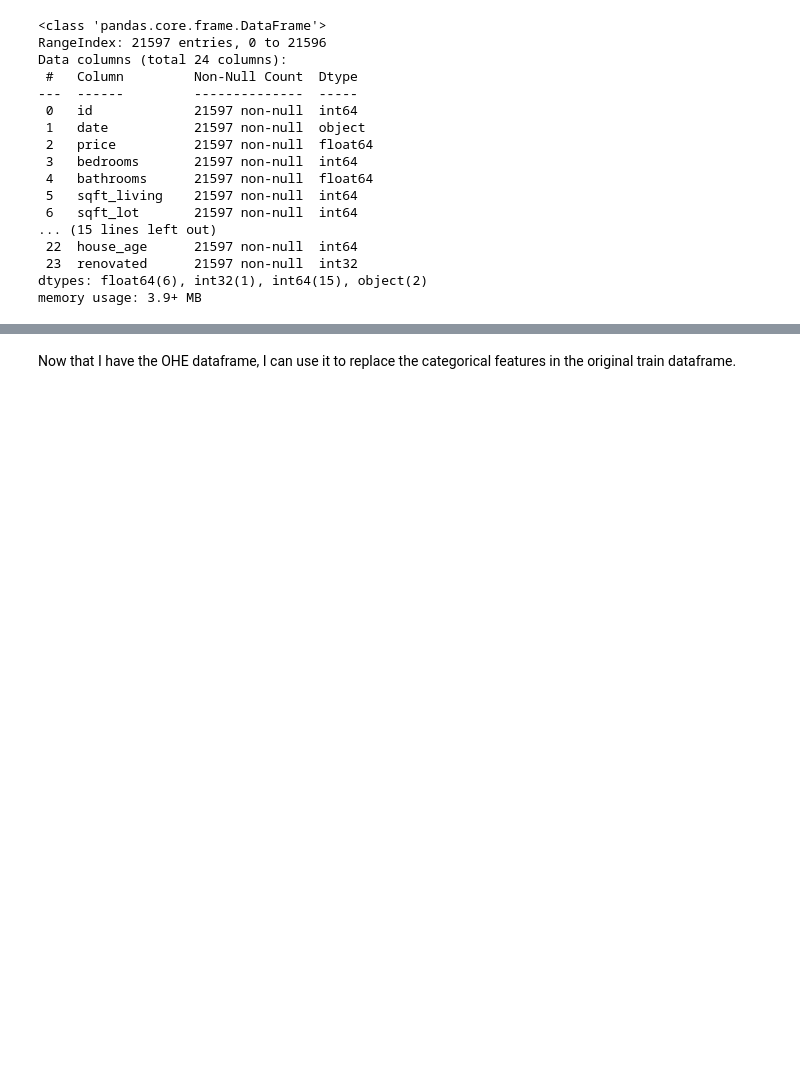
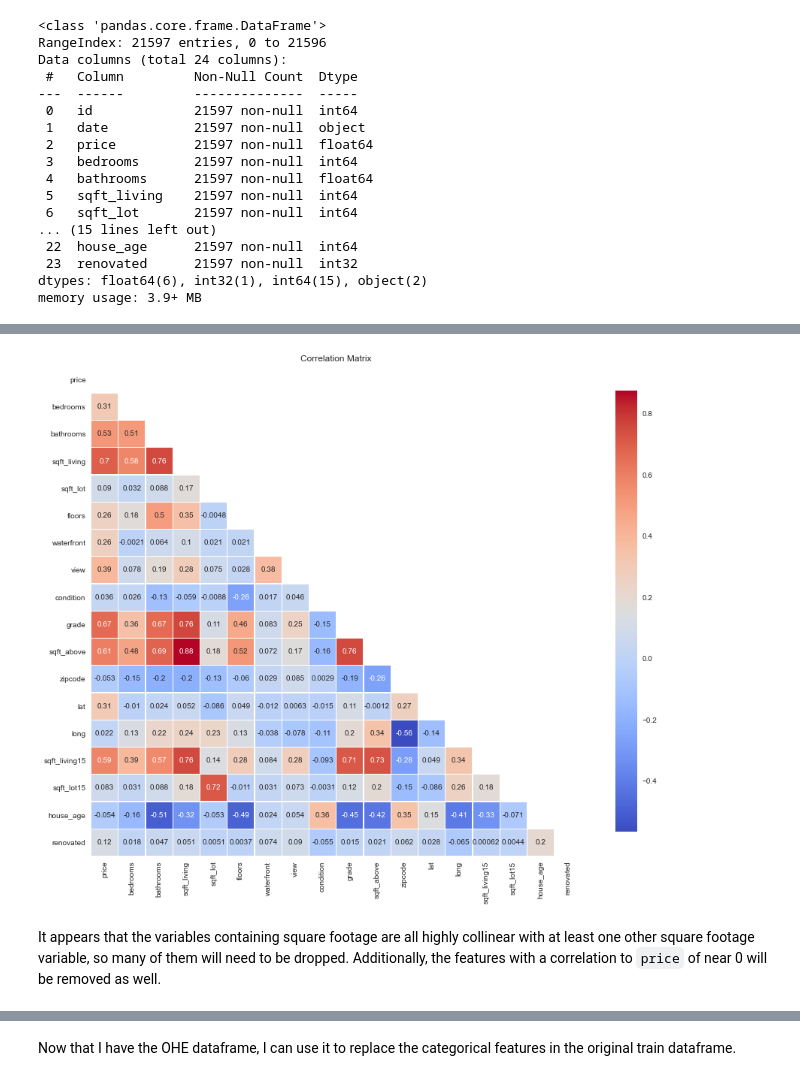
Before and after one commit to luke-lite/Residential-Real-Estate-Analysis, a Jupyter notebook: Residential Real Estate Analysis.ipynb, the cells around one changed output, grey strips where cells are left out. Drawn from its saved outputs; the diff is of its cells as text; code cells hidden in the pictures; blank space fills up the shorter version.

```diff
--- a/Residential Real Estate Analysis.ipynb
+++ b/Residential Real Estate Analysis.ipynb
@@ -290,0 +337,14 @@ Before I examine these issues, however, I want to create a model based on all av
+# %%
+# hide upper half of heatmap with mask
+mask = np.zeros_like(house_df.corr(), dtype=bool)
+mask[np.triu_indices_from(mask)] = True
+
+fig, ax = plt.subplots(figsize=(16, 12))
+plt.title('Correlation Matrix')
+
+sns.heatmap(house_df.corr(), linewidths=0.25, square=True, cmap='coolwarm',
+            linecolor='w', annot=True, annot_kws={"size":10}, mask=mask, cbar_kws={"shrink": .9});
+# %% [output]
+[figure, added]
+# %% [markdown]
+It appears that the variables containing square footage are all highly collinear with at least one other square footage variable, so many of them will need to be dropped. Additionally, the features with a correlation to `price` of near 0 will be removed as well.
```
Also changed, not shown: parts of 119 cells of this notebook.
